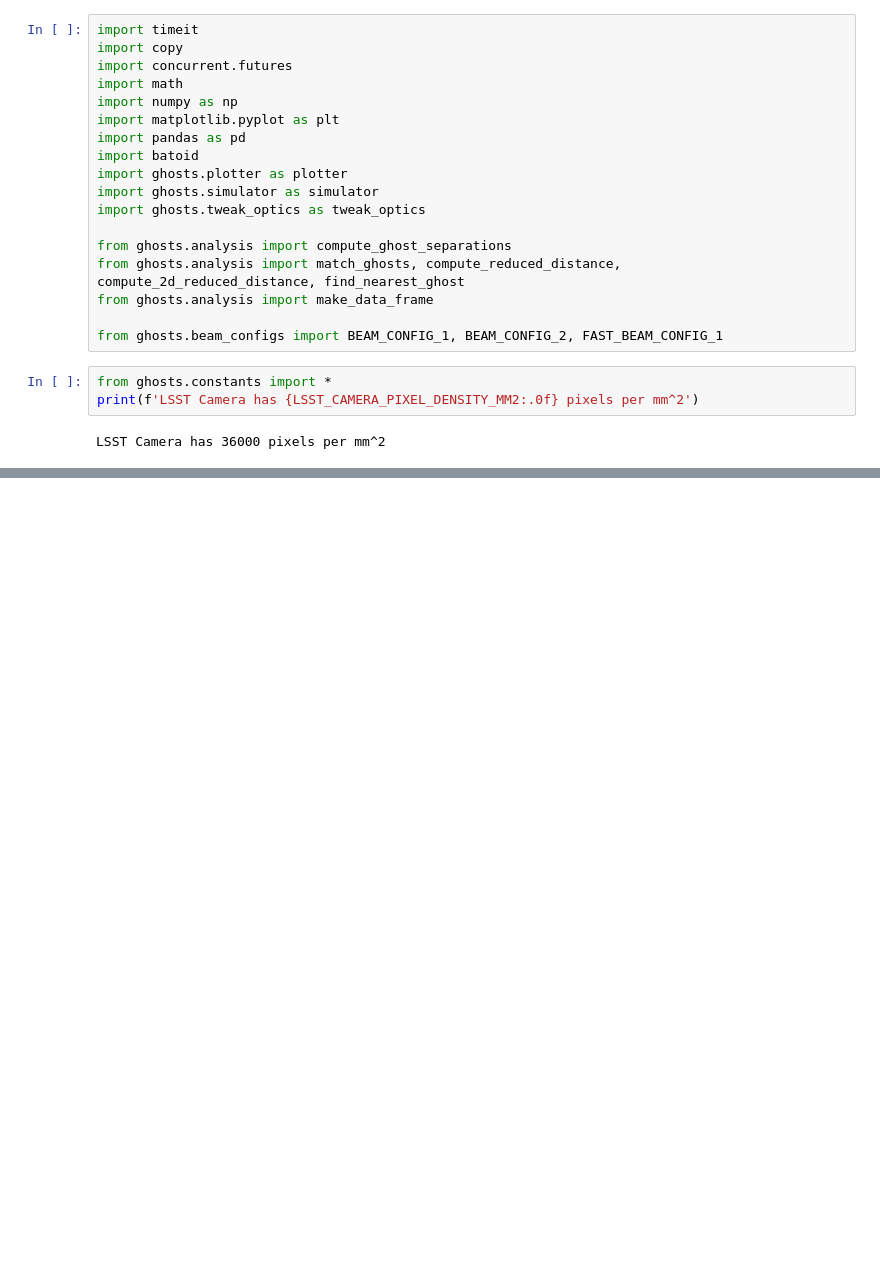
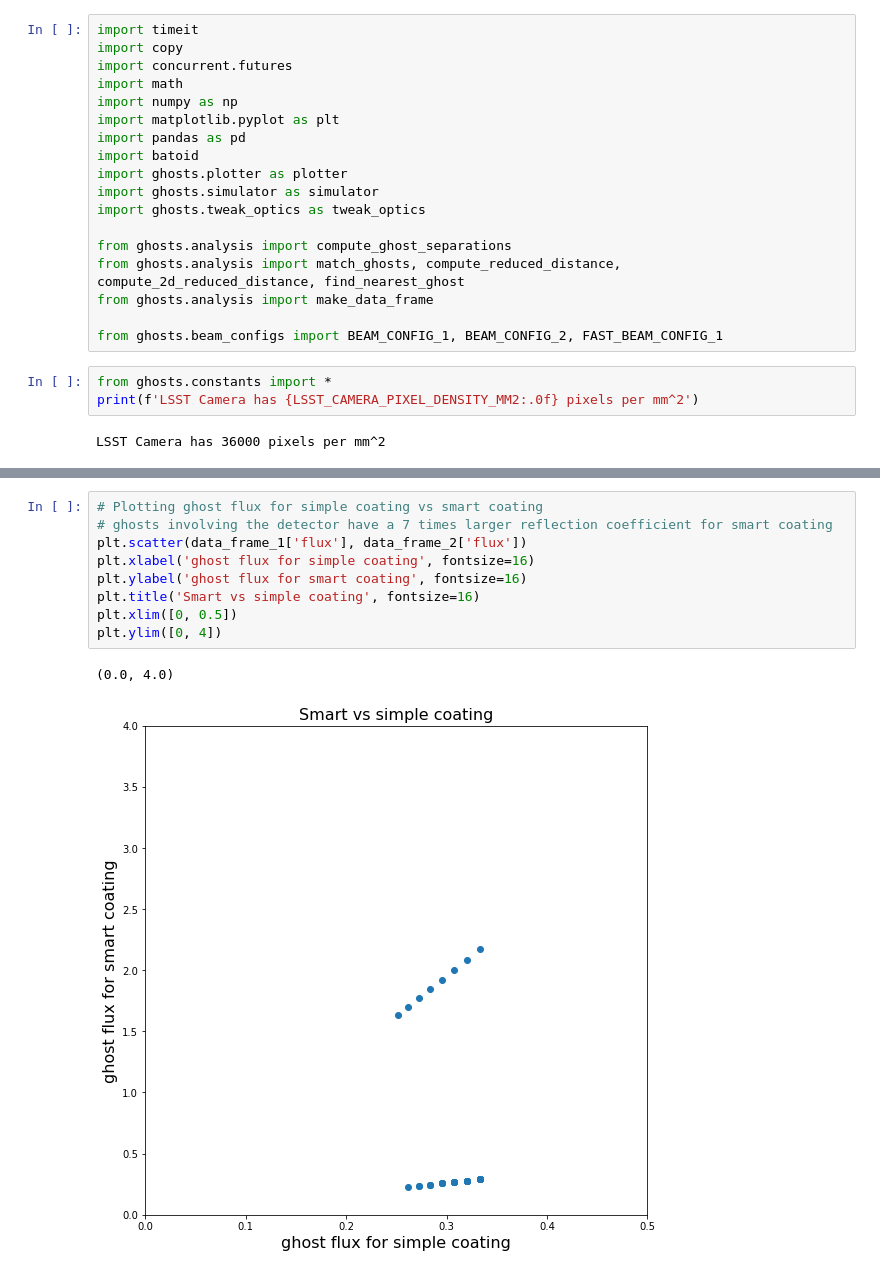
Before and after one commit to lsst-camera-dh/ghosts, a Jupyter notebook: notebooks/LSST_CCOB_smart_coating.ipynb, the cells around one changed output, grey strips where cells are left out. Cells and saved outputs as stored; diff of their text form; blank space fills up the shorter version.

```diff
--- a/notebooks/LSST_CCOB_smart_coating.ipynb
+++ b/notebooks/LSST_CCOB_smart_coating.ipynb
@@ -138,0 +150,12 @@ Text(0.5, 1.0, 'Ratio of ghost signal for smart over simple coating')
+# %%
+# Plotting ghost flux for simple coating vs smart coating
+# ghosts involving the detector have a 7 times larger reflection coefficient for smart coating
+plt.scatter(data_frame_1['flux'], data_frame_2['flux'])
+plt.xlabel('ghost flux for simple coating', fontsize=16)
+plt.ylabel('ghost flux for smart coating', fontsize=16)
+plt.title('Smart vs simple coating', fontsize=16)
+plt.xlim([0, 0.5])
+plt.ylim([0, 4])
+# %% [output]
+(0.0, 4.0)
+[figure, added]
```
Also changed, not shown: parts of 13 cells of this notebook, 1 other file.
